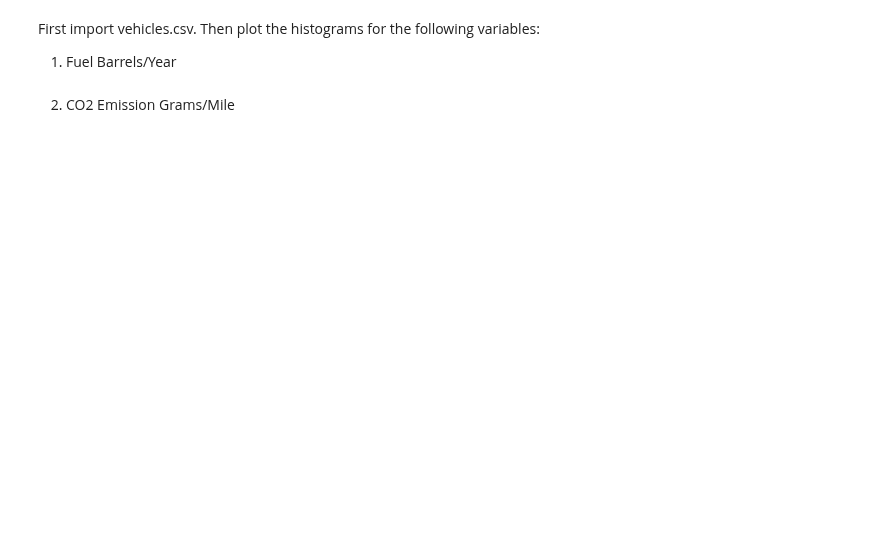
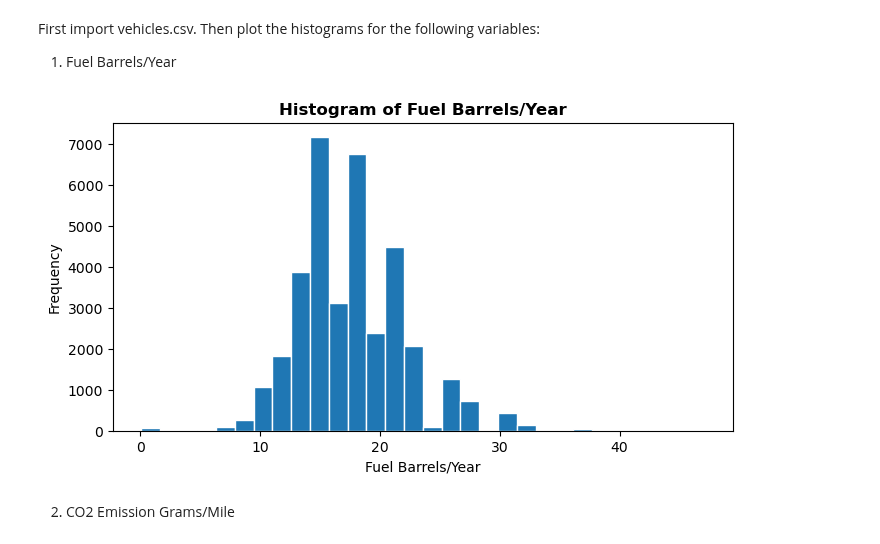
Before and after one commit to ironhack-labs/lab-continuous-probability-distributions-en, a Jupyter notebook: your-code/main.ipynb, the cells around one changed output. Saved outputs shown, nothing was run; the diff lists cells and outputs as text; code cells hidden in the pictures; blank space fills up the shorter version.

```diff
--- a/your-code/main.ipynb
+++ b/your-code/main.ipynb
@@ -86,0 +196,7 @@ In this challenge we are going to take a look the real data. We will use vehicle
+# %%
+# your code here
+# Load the csv file into a pandas DataFrame
+df = pd.read_csv("vehicles.csv")
+
+# Display the first few rows to confirm it loaded correctly
+df.head()
@@ -96,2 +215,12 @@ Then plot the histograms for the following variables:
+# %%
+# Plotting the histogram for Fuel Barrels/Year
+plt.figure(figsize=(8, 4))
+plt.hist(df['Fuel Barrels/Year'], bins=30, color="#1f77b4", edgecolor="white")
+plt.title("Histogram of Fuel Barrels/Year", fontsize=12, fontweight="bold")
+plt.xlabel("Fuel Barrels/Year")
+plt.ylabel("Frequency")
+plt.show()
+# %% [output]
+[figure, added]
 # %% [markdown]
 2. CO2 Emission Grams/Mile
```
Also changed, not shown: parts of 40 cells of this notebook.
